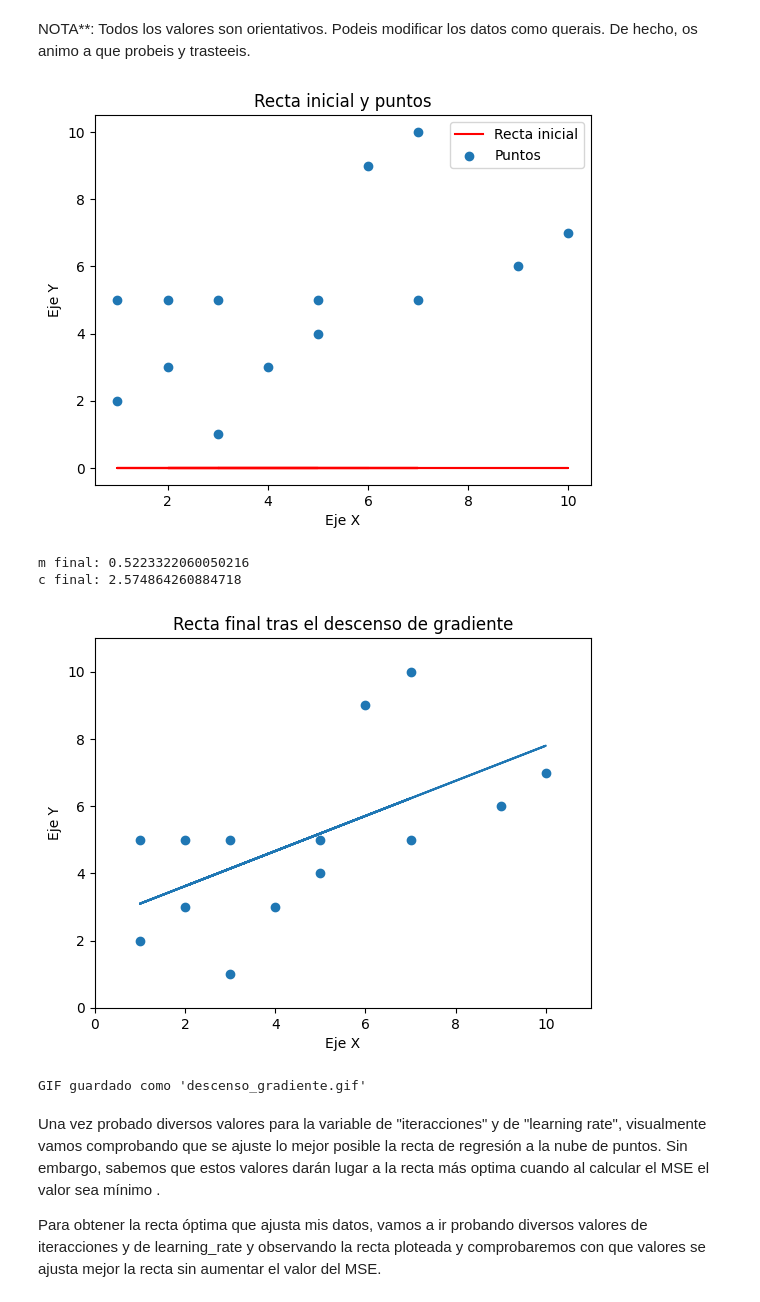
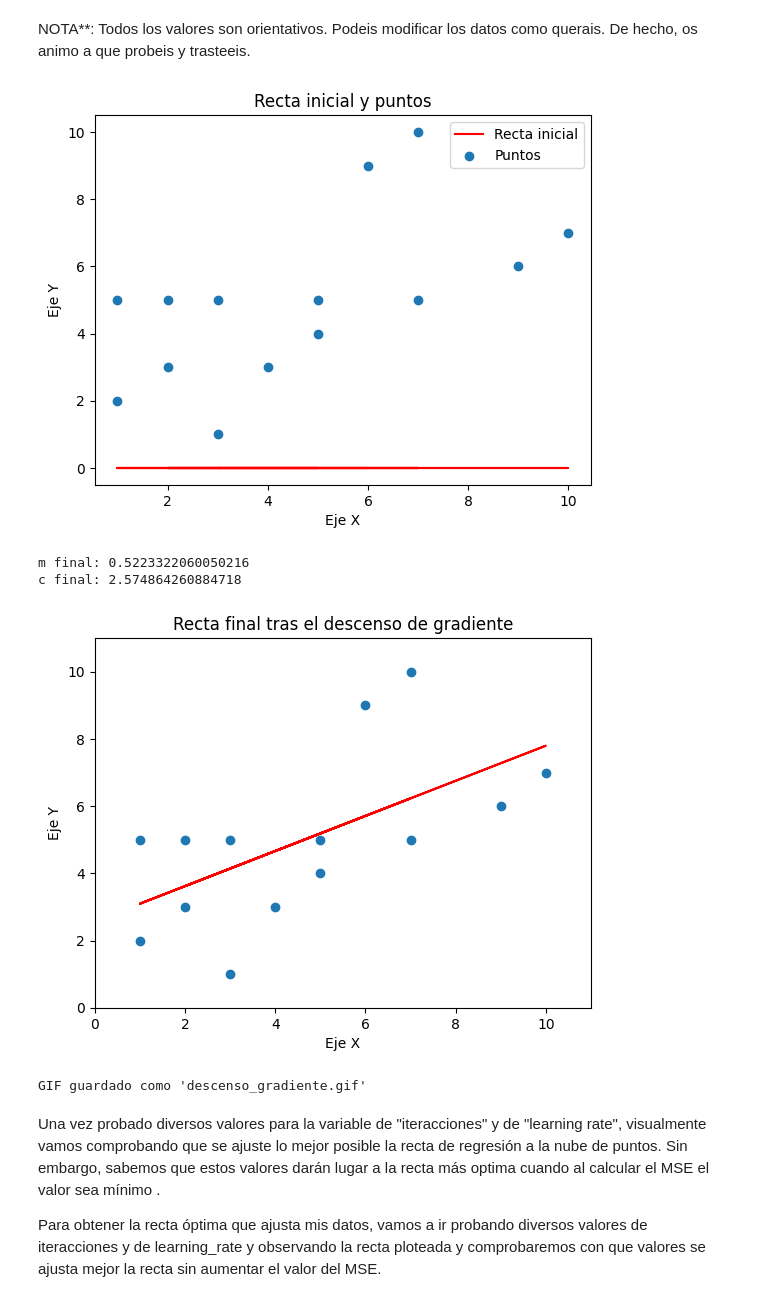
Before and after one commit to Angela0712/machine_learning, a Jupyter notebook: mini_proyecto_GD.ipynb, the cells around one changed output. Cells and saved outputs as stored; diff of their text form; code cells hidden in the pictures.

```diff
--- a/mini_proyecto_GD.ipynb
+++ b/mini_proyecto_GD.ipynb
@@ -100,35 +100,35 @@ for i in range(iteraciones):
         plt.close()
 
 
 # 8. Imprimimos los valores finales de los parámetros m y c.
 print("m final:", m)
 print("c final:", c)
 
 # Plot final
 plt.figure()
 plt.xlim(0, 11)
 plt.ylim(0, 11)
 plt.scatter(x, y)
-plt.plot(x, m*x + c)
+plt.plot(x, m*x + c, color='red')
 plt.title("Recta final tras el descenso de gradiente")
 plt.xlabel("Eje X")
 plt.ylabel("Eje Y")
 plt.show()
 
 # Montamos el GIF con las imágenes guardadas
 frames = []
 
 # Ordenamos las imágenes por nombre (iteracion_0000, 0010, 0020, ...)
 for filename in sorted(glob("frames/iteracion_*.png")):
     frames.append(imageio.imread(filename))
 
 imageio.mimsave("descenso_gradiente.gif", frames, duration=0.2)
 print("GIF guardado como 'descenso_gradiente.gif'")
 # %% [output]
 [figure]
 m final: 0.5223322060050216
 c final: 2.574864260884718
-[figure, old version]
+[figure, new version]
 GIF guardado como 'descenso_gradiente.gif'
 # %% [markdown]
 Una vez probado diversos valores para la variable de "iteracciones" y de "learning rate", visualmente vamos comprobando que se ajuste lo mejor posible la recta de regresión a la nube de puntos. Sin embargo, sabemos que estos valores darán lugar a la recta más optima cuando al calcular el MSE el valor sea mínimo .
```
